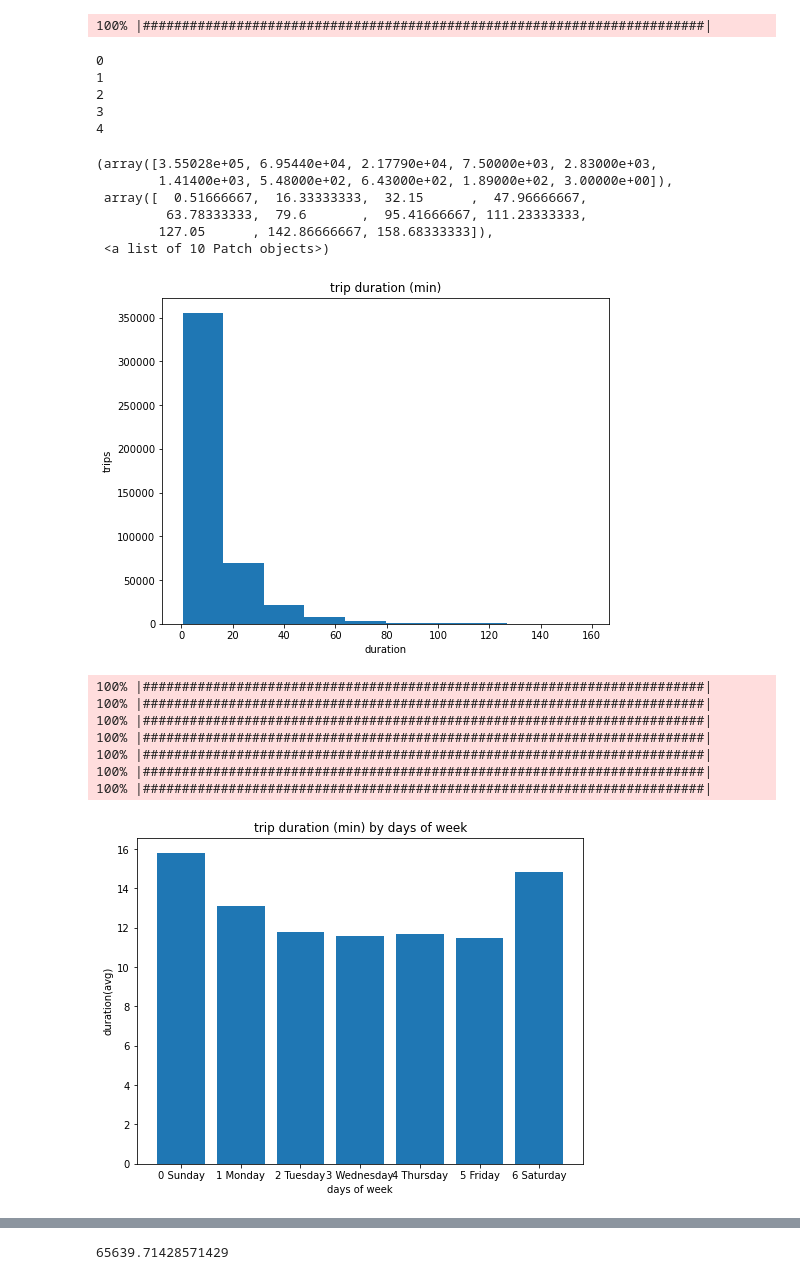
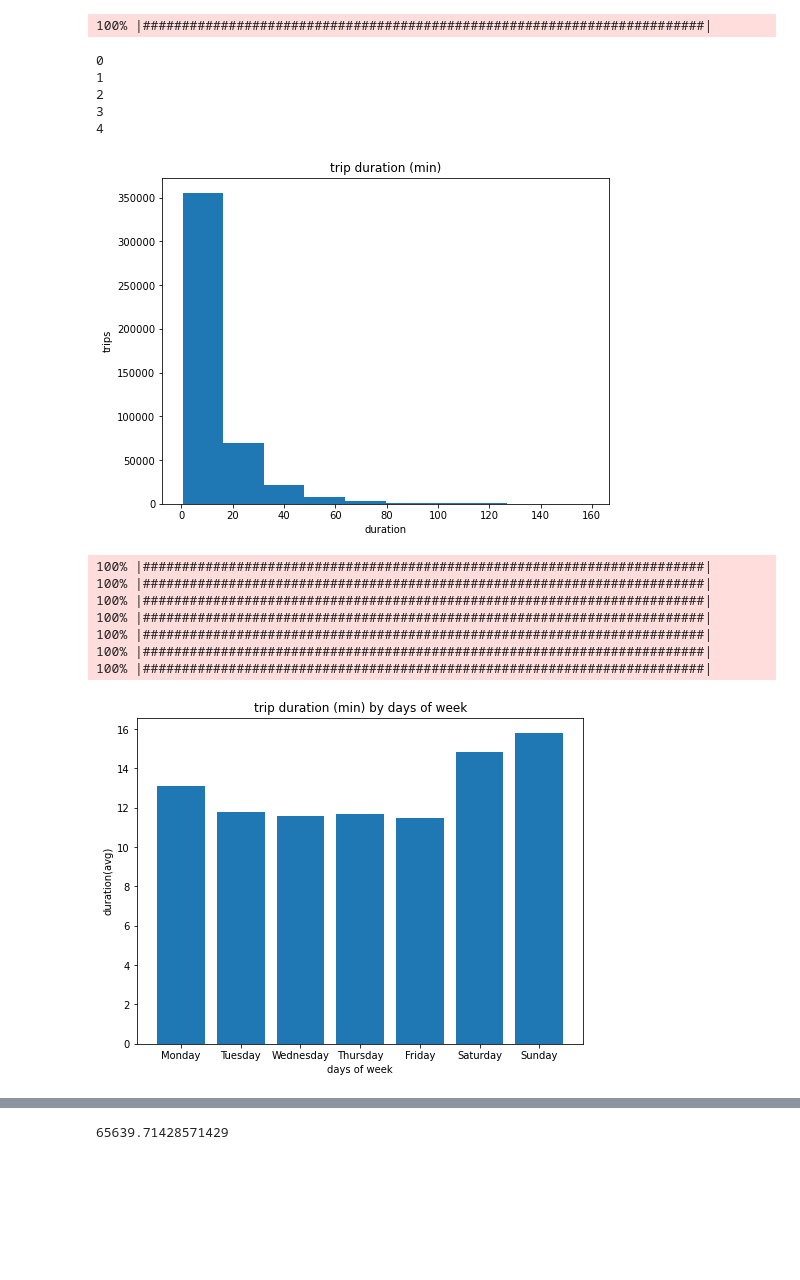
Before and after one commit to wwebeam6508/Development-of-Predictive-Model-for-Trip-Destination-of-Dockless-Shared-Scooters, a Jupyter notebook: Explorer.ipynb, the cells around one changed output, grey strips where cells are left out. Saved outputs shown, nothing was run; the diff lists cells and outputs as text; code cells hidden in the pictures; blank space fills up the shorter version.

```diff
--- a/Explorer.ipynb
+++ b/Explorer.ipynb
@@ -15,6 +15,11 @@ plt.title('trip duration (min)')
 plt.xlabel('duration')
 plt.ylabel('trips')
 plt.hist(df['trip_duration_min'])
+
+def swapPositions(list, pos1, pos2):
+
+    list[pos1], list[pos2] = list[pos2], list[pos1]
+    return list
 # %% [output]
 100% |########################################################################|
 0
@@ -22,46 +27,49 @@ plt.hist(df['trip_duration_min'])
 2
 3
 4
-(array([3.55028e+05, 6.95440e+04, 2.17790e+04, 7.50000e+03, 2.83000e+03,
-        1.41400e+03, 5.48000e+02, 6.43000e+02, 1.89000e+02, 3.00000e+00]),
- array([  0.51666667,  16.33333333,  32.15      ,  47.96666667,
-         63.78333333,  79.6       ,  95.41666667, 111.23333333,
-        127.05      , 142.86666667, 158.68333333]),
- <a list of 10 Patch objects>)
 [figure]
 # %%
 
 days = list(set(df['start_day_of_week']))
 days.sort()
-
+days.append(days[0])
+days.pop(0)
 
 value_duration = []
 temp = df
 for index in (range(len(days))):
     pbar = ProgressBar()
     value_duration.append(0)
     count = 0
     for i in pbar(range(len(temp['start_day_of_week']))):
         if days[index] == temp['start_day_of_week'][i]:
             count = count + 1
             value_duration[index] = value_duration[index] + temp['trip_duration_min'][i]
     value_duration[index] = value_duration[index]/count
 
+
+for index in (range(len(days))):
+    only_alpha = ""
+    for char in days[index]:
+        if char.isalpha():
+            only_alpha += char
+    days[index] = only_alpha
+
 plt.figure(figsize=(8, 6))
 plt.title('trip duration (min) by days of week')
 plt.bar(days,value_duration,align='center')
 plt.xlabel('days of week')
 plt.ylabel('duration(avg)')
 plt.show()
 # %% [output]
 100% |########################################################################|
 100% |########################################################################|
 100% |########################################################################|
 100% |########################################################################|
 100% |########################################################################|
 100% |########################################################################|
 100% |########################################################################|
-[figure, old version]
+[figure, new version]
 # %%
 
 hours = list(set(df['start_hour']))
```
Also changed, not shown: parts of 9 cells of this notebook, 1 other file.
